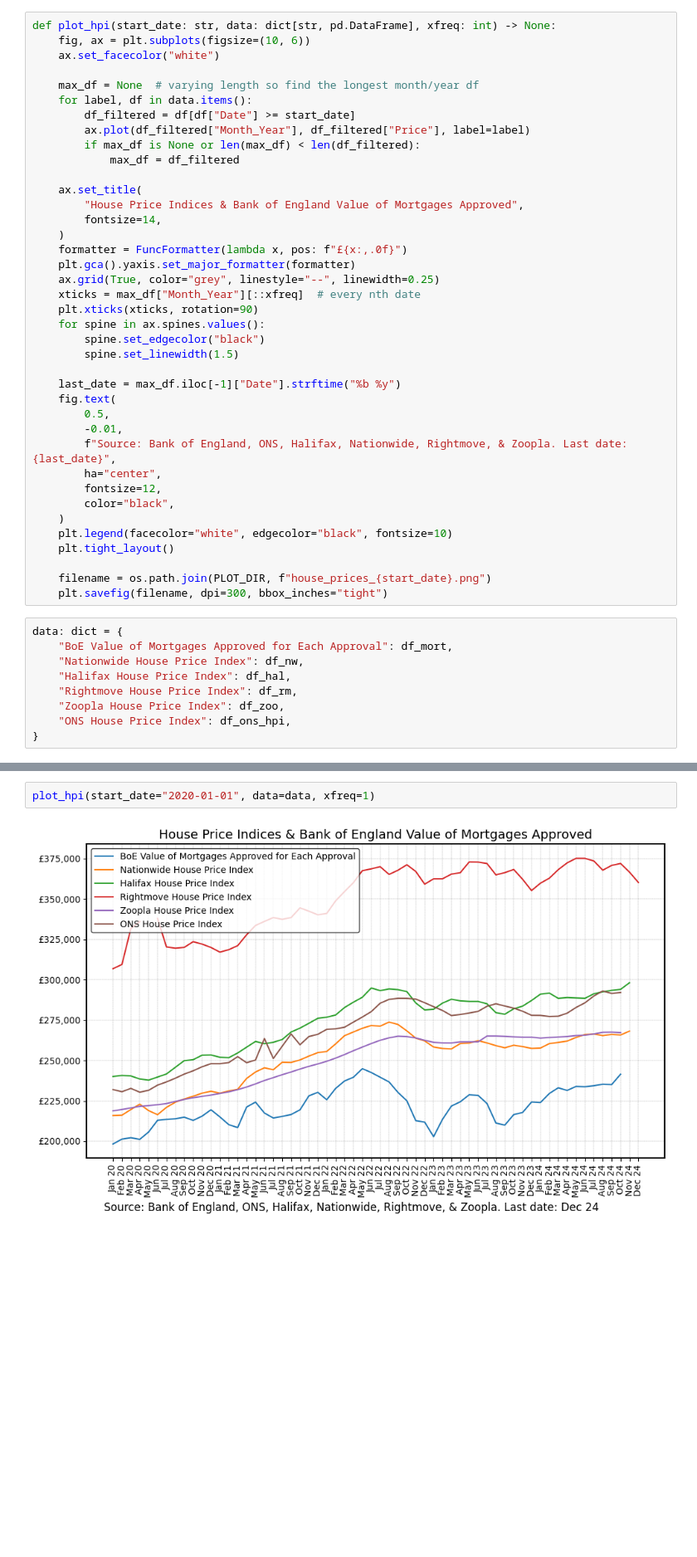
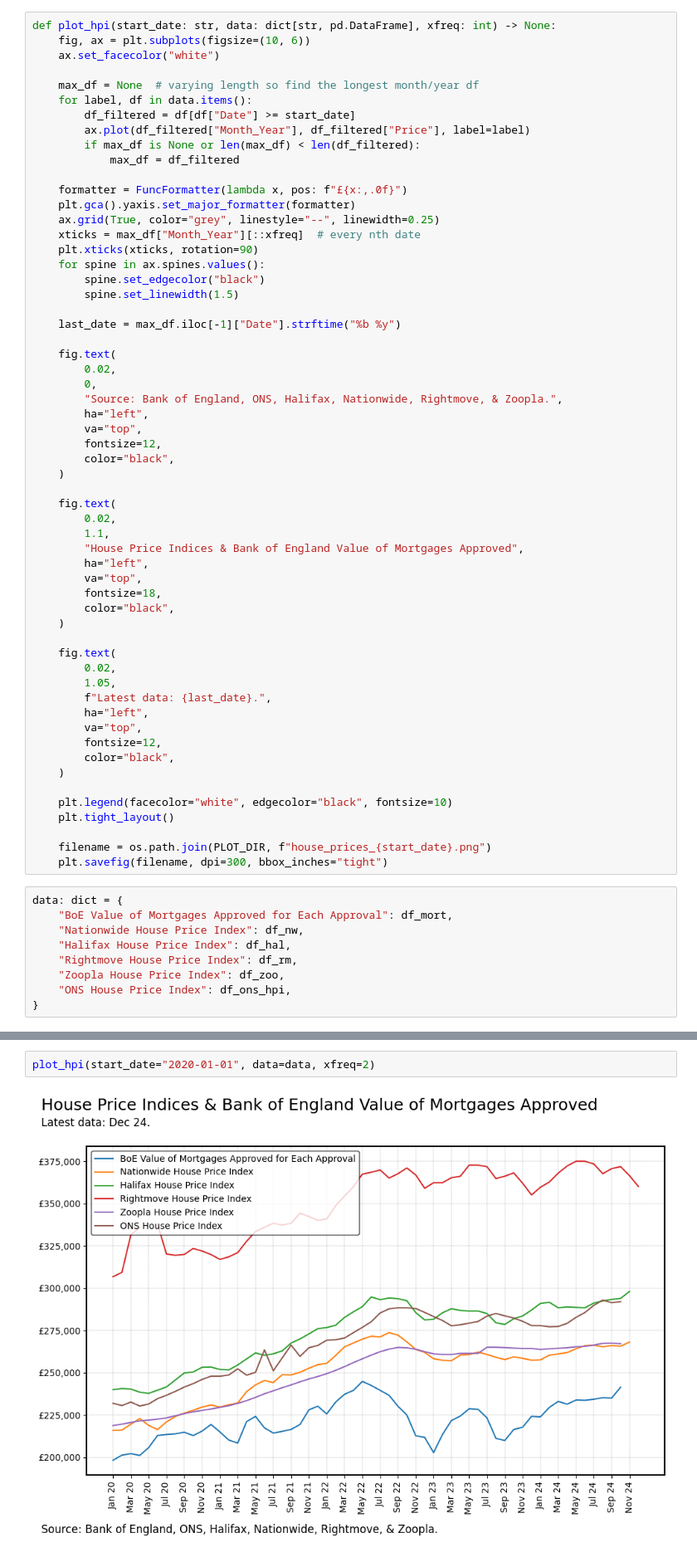
Before and after one commit to rpreen/econ, a Jupyter notebook: econ.ipynb, the cells around one changed output, grey strips where cells are left out. Shown at 83% size. Saved outputs shown, nothing was run; the diff lists cells and outputs as text; blank space fills up the shorter version.

```diff
--- a/econ.ipynb
+++ b/econ.ipynb
@@ -324,10 +337,6 @@ def plot_hpi(start_date: str, data: dict[str, pd.DataFrame], xfreq: int) -> None
         if max_df is None or len(max_df) < len(df_filtered):
             max_df = df_filtered
 
-    ax.set_title(
-        "House Price Indices & Bank of England Value of Mortgages Approved",
-        fontsize=14,
-    )
     formatter = FuncFormatter(lambda x, pos: f"£{x:,.0f}")
     plt.gca().yaxis.set_major_formatter(formatter)
     ax.grid(True, color="grey", linestyle="--", linewidth=0.25)
@@ -338,14 +347,37 @@ def plot_hpi(start_date: str, data: dict[str, pd.DataFrame], xfreq: int) -> None
         spine.set_linewidth(1.5)
 
     last_date = max_df.iloc[-1]["Date"].strftime("%b %y")
+
     fig.text(
-        0.5,
-        -0.01,
-        f"Source: Bank of England, ONS, Halifax, Nationwide, Rightmove, & Zoopla. Last date: {last_date}",
-        ha="center",
+        0.02,
+        0,
+        "Source: Bank of England, ONS, Halifax, Nationwide, Rightmove, & Zoopla.",
+        ha="left",
+        va="top",
         fontsize=12,
         color="black",
     )
+
+    fig.text(
+        0.02,
+        1.1,
+        "House Price Indices & Bank of England Value of Mortgages Approved",
+        ha="left",
+        va="top",
+        fontsize=18,
+        color="black",
+    )
+
+    fig.text(
+        0.02,
+        1.05,
+        f"Latest data: {last_date}.",
+        ha="left",
+        va="top",
+        fontsize=12,
+        color="black",
+    )
+
     plt.legend(facecolor="white", edgecolor="black", fontsize=10)
     plt.tight_layout()
 
@@ -367,5 +399,5 @@ plot_hpi(start_date="2000-01-01", data=data, xfreq=9)
 # %%
-plot_hpi(start_date="2020-01-01", data=data, xfreq=1)
+plot_hpi(start_date="2020-01-01", data=data, xfreq=2)
 # %% [output]
-[figure, old version]
+[figure, new version]
 # %% [markdown]
```
Also changed, not shown: parts of 17 cells of this notebook.
